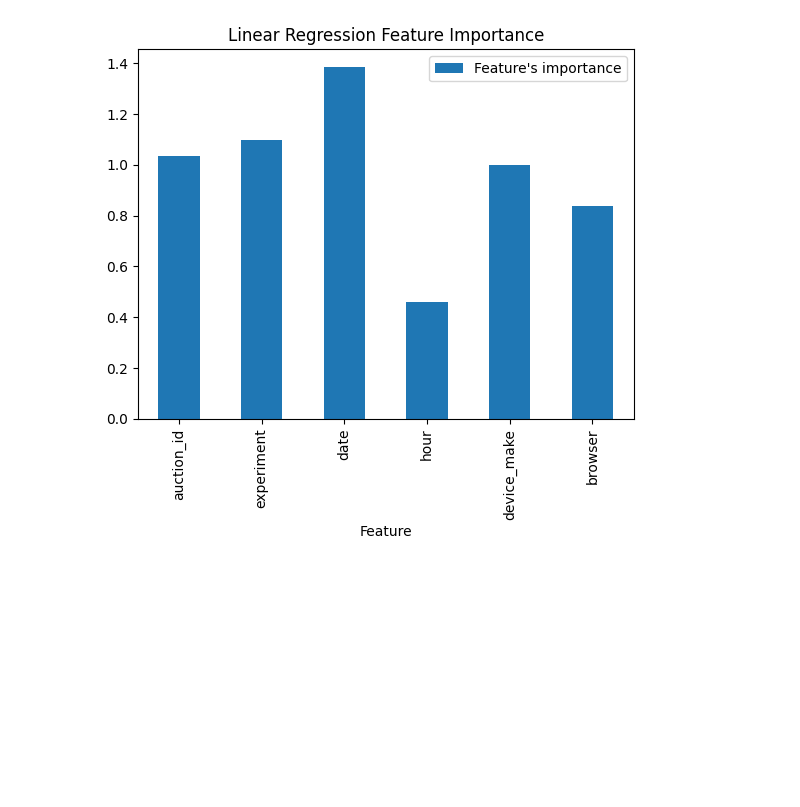
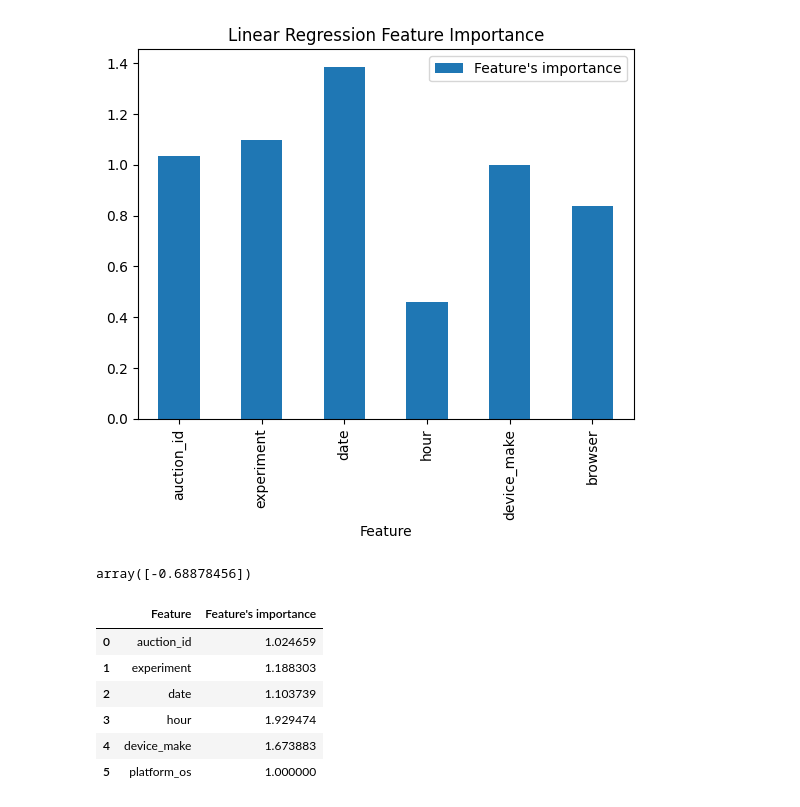
Before and after one commit to nahomHmichael/abtest-mlops, a Jupyter notebook: notebooks/AB_ML_Test.ipynb, the cells around one changed output. Drawn from its saved outputs; the diff is of its cells as text; code cells hidden in the pictures; blank space fills up the shorter version.

```diff
--- a/notebooks/AB_ML_Test.ipynb
+++ b/notebooks/AB_ML_Test.ipynb
@@ -249,3 +249,26 @@ mlm.evaluate_model(model5, plat_6_data, platform_6_set[2], platform_6_set[3], "L
 # %% [output]
 The model accuracy is:  1.0
 [figure]
+# %%
+# regression model intercept
+model.intercept_
+# %% [output]
+array([-0.68878456])
+# %%
+# Creating a features dataframe to see the importance
+
+features_browser = ['auction_id','experiment','date','hour','device_make','platform_os']
+features_platform = ['auction_id','experiment','date','hour','device_make','browser']
+feature_importance_chrome_df = pd.DataFrame(features_browser,columns=['Feature'])
+
+# Creating a new column for the feature importance
+feature_importance_chrome_df['Feature\'s importance'] = pow(math.e,np.array(model.coef_[0]))
+feature_importance_chrome_df.head(6)
+# %% [output]
+|  | Feature | Feature's importance |
+| 0 | auction_id | 1.024659 |
+| 1 | experiment | 1.188303 |
+| 2 | date | 1.103739 |
+| 3 | hour | 1.929474 |
+| 4 | device_make | 1.673883 |
+| 5 | platform_os | 1.000000 |
```
Also changed, not shown: parts of 2 cells of this notebook.
